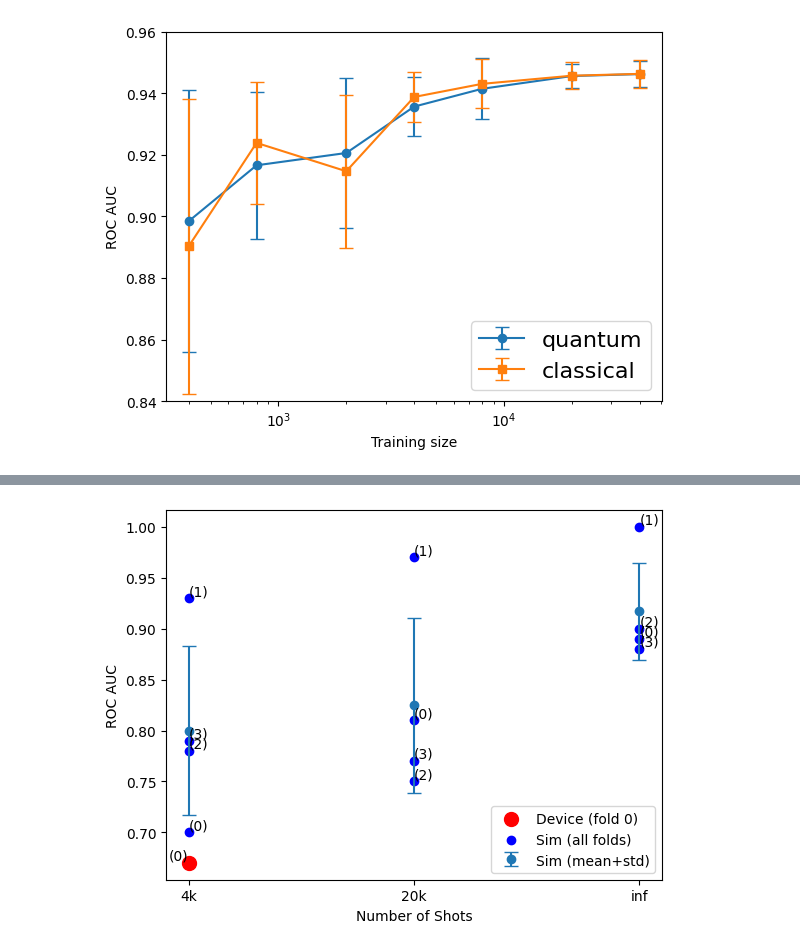
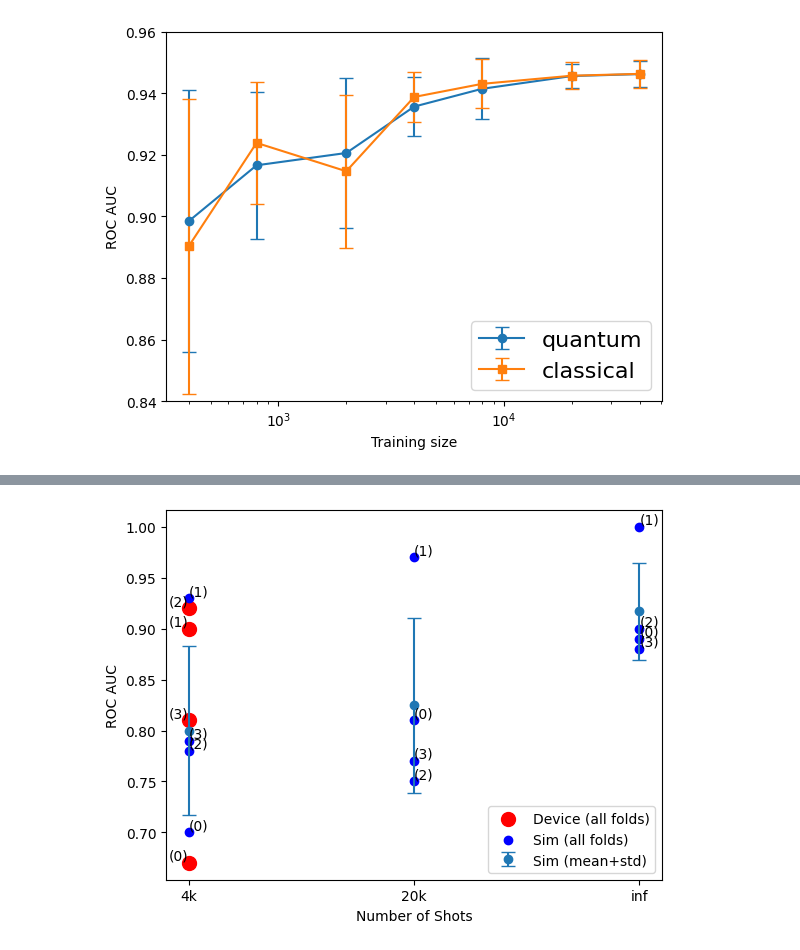
Before and after one commit to mhassans/galaxyMorphology, a Jupyter notebook: Plotting.ipynb, the cells around one changed output, grey strips where cells are left out. Saved outputs shown, nothing was run; the diff lists cells and outputs as text; code cells hidden in the pictures.

Commit message:
added plot for device roc auc scores

```diff
--- a/Plotting.ipynb
+++ b/Plotting.ipynb
@@ -531,29 +539,0 @@ ROC AUC of Qsim with inf shots: 0.917±0.048
-# %%
-def plot_with_uncertainties_and_points(x_values, y_central, y_uncertainty, red_point, blue_points):
-    plt.errorbar(x_values, y_central, yerr=y_uncertainty, fmt='o', capsize=5, label='Sim (mean+std)')
-    plt.scatter(red_point[0], red_point[1], color='red', marker='o', s=100, label='Device (fold 0)')
-
-    blue_4k, blue_20k, blue_inf = blue_points
-    plt.scatter(['4k'] * len(blue_4k), blue_4k, color='blue', marker='o', label='Sim (all folds)')
-    plt.scatter(['20k'] * len(blue_20k), blue_20k, color='blue', marker='o')
-    plt.scatter(['inf'] * len(blue_inf), blue_inf, color='blue', marker='o')
-
-    plt.xlabel('Number of Shots')
-    plt.ylabel('ROC AUC')
-    plt.title('')
-    plt.legend(loc='lower right')
-    plt.show()
-
-# Data
-x_values = ['4k', '20k', 'inf']
-y_central = [0.800, 0.825, 0.917]
-y_uncertainty = [0.083, 0.086, 0.048]
-red_point = ('4k', 0.67)  # Coordinates of the red point
-
-blue_4k = [0.7, 0.93, 0.78, 0.79]
-blue_20k = [0.81, 0.97, 0.75, 0.77]
-blue_inf = [0.89, 1.0, 0.9, 0.88]
-blue_points = [blue_4k, blue_20k, blue_inf]
-
-# Call the function to plot
-plot_with_uncertainties_and_points(x_values, y_central, y_uncertainty, red_point, blue_points)
@@ -563,40 +541,44 @@ plot_with_uncertainties_and_points(x_values, y_central, y_uncertainty, red_point
 
 def plot_with_uncertainties_and_points(x_values, y_central, y_uncertainty, red_point, blue_points):
     plt.errorbar(x_values, y_central, yerr=y_uncertainty, fmt='o', capsize=5, label='Sim (mean+std)')
-    plt.scatter(red_point[0], red_point[1], color='red', marker='o', s=100, label='Device (fold 0)')
-    plt.text(red_point[0], red_point[1], '(0)', fontsize=10, verticalalignment='bottom', horizontalalignment='right')
+    for i in range(len(red_point)):
+        if i ==0:
+            plt.scatter('4k', red_point[i], color='red', marker='o', s=100, label='Device (all folds)')
+        else:
+            plt.scatter('4k', red_point[i], color='red', marker='o', s=100)
+        plt.text('4k', red_point[i], f'({i})', fontsize=10, verticalalignment='bottom', horizontalalignment='right')
 
     blue_4k, blue_20k, blue_inf = blue_points
     for idx, value in enumerate(blue_4k):
         if idx==0:
             plt.scatter('4k', value, color='blue', marker='o', label='Sim (all folds)')
         else:
             plt.scatter('4k', value, color='blue', marker='o')
         plt.text('4k', value, f'({idx})', fontsize=10, verticalalignment='bottom', horizontalalignment='left')
     for idx, value in enumerate(blue_20k):
         plt.scatter('20k', value, color='blue', marker='o')
         plt.text('20k', value, f'({idx})', fontsize=10, verticalalignment='bottom', horizontalalignment='left')
     for idx, value in enumerate(blue_inf):
         plt.scatter('inf', value, color='blue', marker='o')
         plt.text('inf', value, f'({idx})', fontsize=10, verticalalignment='bottom', horizontalalignment='left')
 
     plt.xlabel('Number of Shots')
     plt.ylabel('ROC AUC')
     plt.legend(loc='lower right')  # Place the legend at the lower right corner
     plt.show()
 
 # Data
 x_values = ['4k', '20k', 'inf']
 y_central = [0.800, 0.825, 0.917]
 y_uncertainty = [0.083, 0.086, 0.048]
-red_point = ('4k', 0.67)  # Coordinates of the red point
+red_point = [0.67, 0.9, 0.92, 0.81]  # Coordinates of the red point
 
 blue_4k = [0.7, 0.93, 0.78, 0.79]
 blue_20k = [0.81, 0.97, 0.75, 0.77]
 blue_inf = [0.89, 1.0, 0.9, 0.88]
 blue_points = [blue_4k, blue_20k, blue_inf]
 
 # Call the function to plot
 plot_with_uncertainties_and_points(x_values, y_central, y_uncertainty, red_point, blue_points)
 # %% [output]
-[figure, old version]
+[figure, new version]
```
Also changed, not shown: parts of 6 cells of this notebook.
